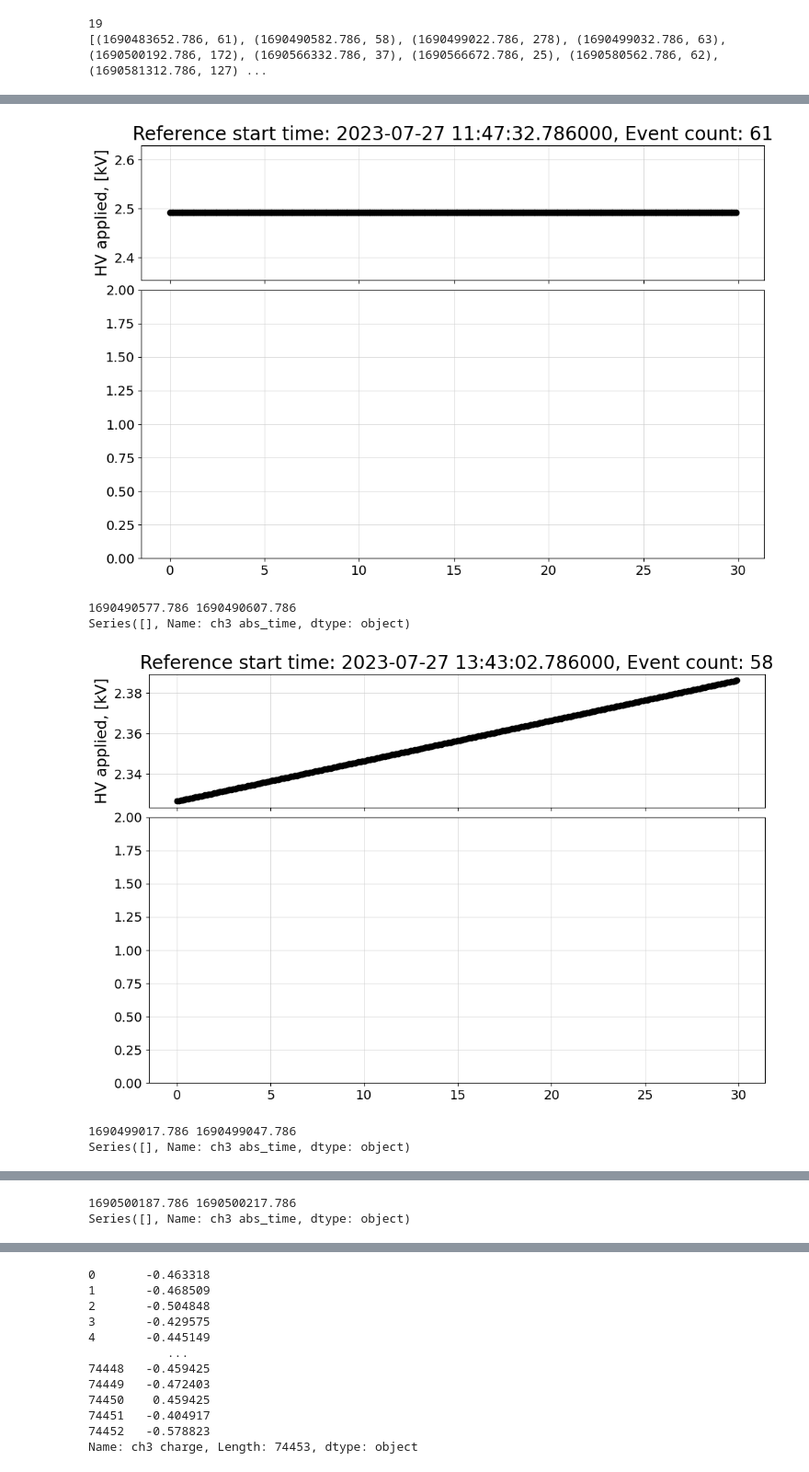
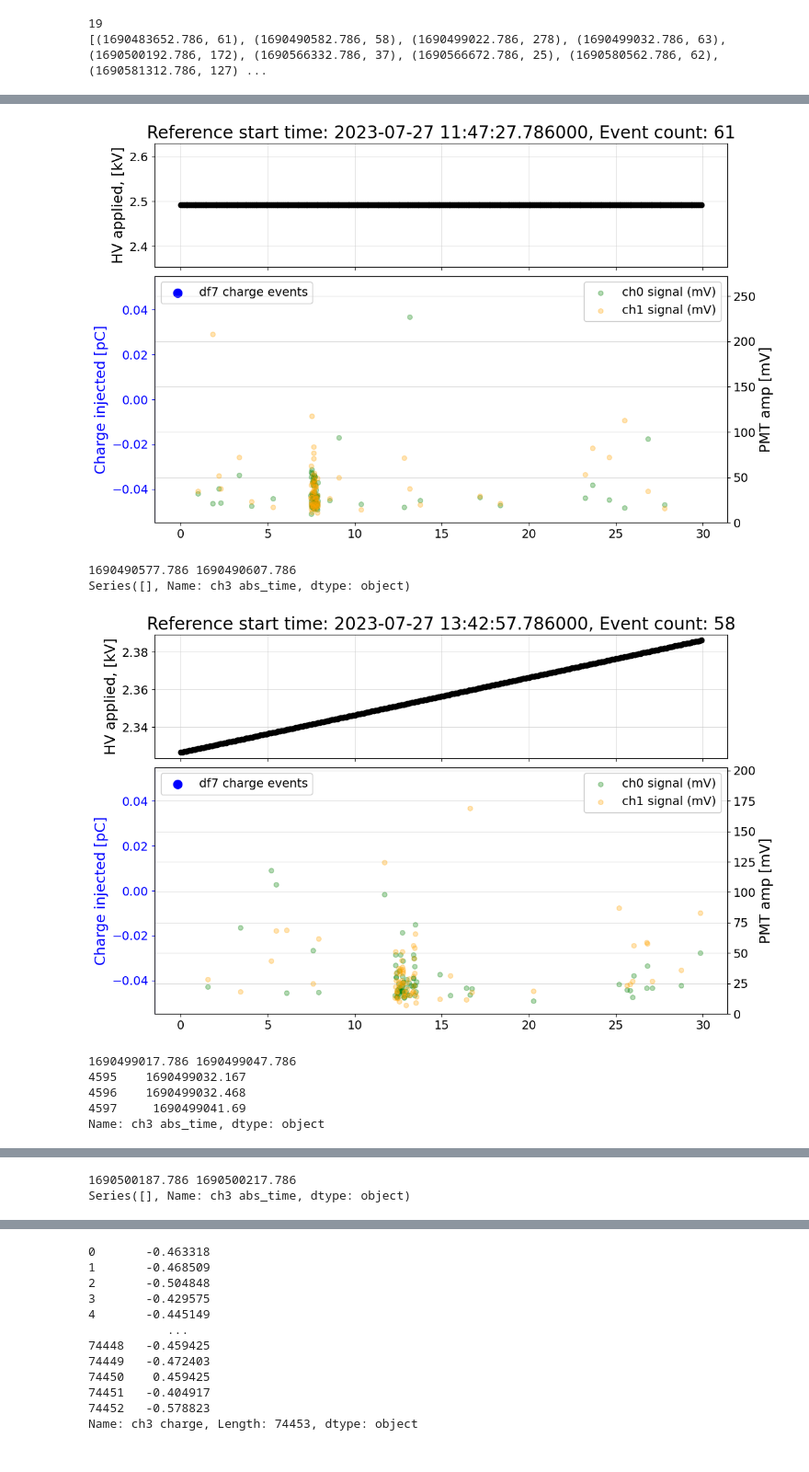
Before and after one commit to ejangelico/ad2-data-processing, a Jupyter notebook: notebooks/test.ipynb, the cells around one changed output, grey strips where cells are left out. Shown at 92% size. Drawn from its saved outputs; the diff is of its cells as text; code cells hidden in the pictures.

```diff
--- a/notebooks/test.ipynb
+++ b/notebooks/test.ipynb
@@ -233,7 +233,9 @@ for j in range(len(event_dfs)):
 [figure]
 ... (20 outputs left out)
 # %%
-df7 = anas[7].df
+ana = anas[7]
+df7 = ana.df
+#df7 = df7[~df7["ch3 charge"].isna()]
 # %%
 min_t_sec = np.min(df7["ch0 seconds"]) #to be able to do easier time computations in the nanoseconds regime
 df7["ch0 tzerod"] = (df7["ch0 seconds"] - min_t_sec) + df7["ch0 nanoseconds"]/1e9
@@ -299,12 +301,12 @@ plt.show()
 # %%
 # Calculate the minimum time (in seconds) for normalization
 min_t_sec = np.min(df7["ch0 seconds"])
-df7["ch0 tzerod"] = (df7["ch0 seconds"] - min_t_sec) + df7["ch0 nanoseconds"] / 1e9
+df7.loc[:, "ch0 tzerod"] = (df7["ch0 seconds"] - min_t_sec) + df7["ch0 nanoseconds"] / 1e9
 
 df7 = df7.sort_values(by="ch0 tzerod")
 
 # Calculate the absolute time
-df7["abs_time"] = df7["ch0 seconds"] + df7["ch0 nanoseconds"] / 1e9
+df7.loc[:, "abs_time"] = df7["ch0 seconds"] + df7["ch0 nanoseconds"] / 1e9
 
 
 # Calculate the number of events in each 10-second interval
@@ -371,15 +373,17 @@ print (exceed_times)
 import numpy as np
 import pandas as pd
 import matplotlib.pyplot as plt
-import matplotlib.dates as mdates
 from datetime import datetime
 
+# Load and process data
 ana.load_hv_textfiles()
 ana.correct_hv_data()  # Analyzes the ramp data to separate into a list of ramps and a list of flat tops
 ana.create_time_duration_map()
 
-mask = (df7["ch3 charge"] > 0.1)
-df7_charge_events = df7[mask].copy()
+# Filter data
+df7_filtered = df7.dropna(subset=["ch3 charge"])
+mask = np.abs(df7_filtered["ch3 charge"]) > 0.1
+df7_charge_events = df7_filtered[mask].copy()
 df7_charge_events["ch3 abs_time"] = df7_charge_events["ch3 seconds"] + df7_charge_events["ch3 nanoseconds"] / 1e9
 print(df7_charge_events["ch3 abs_time"])
 
@@ -417,16 +421,54 @@ for start, count in exceed_times:
     ax_top.set_ylabel("HV applied, [kV]")
     ax_top.set_title(f"Reference start time: {datetime.fromtimestamp(time_window_start)}, Event count: {count}")
 
-    # Plot other data on the bottom subplot
+    # Plot charge data on the bottom subplot
+    mask = (df7_charge_events["ch3 abs_time"] >= time_window_start) & (df7_charge_events["ch3 abs_time"] <= time_window_end)
+    df7_charge_events_time = df7_charge_events[mask].copy()
+    print(df7_charge_events_time["ch3 abs_time"])
 
-    mask = (df7_charge_events["ch3 abs_time"]>=time_window_start) & (df7_charge_events["ch3 abs_time"]<=time_window_end)
+    ax_bottom.scatter(df7_charge_events_time["ch3 abs_time"] - time_window_start, np.abs(df7_charge_events_time["ch3 charge"]), color="blue", s=100, label="df7 charge events")
+    max_charge = np.abs(df7_charge_events_time["ch3 charge"]).replace([np.inf, -np.inf], np.nan).dropna().max()
 
-    df7_charge_events_time = df7_charge_events[mask].copy()
-    print (df7_charge_events_time["ch3 abs_time"])
+    # Plot light channel data on the bottom subplot (ch0)
+    mask_ch0 = (df7["ch0 seconds"] + df7["ch0 nanoseconds"] / 1e9 >= time_bounds[0]) & (df7["ch0 seconds"] + df7["ch0 nanoseconds"] / 1e9 <= time_bounds[1])
+    df7_ch0_events = df7[mask_ch0].copy()
+    df7_ch0_events["ch0 abs_time"] = df7_ch0_events["ch0 seconds"] + df7["ch0 nanoseconds"] / 1e9
+    df7_ch0_events = df7_ch0_events.sort_values(by="ch0 abs_time")
+    df7_ch0_events["ch0 signal"] = df7_ch0_events["ch0 amp"] - df7_ch0_events["ch0 baseline"]
 
-    ax_bottom.scatter(df7_charge_events_time["ch3 abs_time"] - time_window_start, df7_charge_events_time["ch3 charge"], color="blue", s=100, label="df7 charge events")
+    # Plot light channel data on the bottom subplot (ch1)
+    mask_ch1 = (df7["ch1 seconds"] + df7["ch1 nanoseconds"] / 1e9 >= time_bounds[0]) & (df7["ch1 seconds"] + df7["ch1 nanoseconds"] / 1e9 <= time_bounds[1])
+    df7_ch1_events = df7[mask_ch1].copy()
+    df7_ch1_events["ch1 abs_time"] = df7_ch1_events["ch1 seconds"] + df7["ch1 nanoseconds"] / 1e9
+    df7_ch1_events = df7_ch1_events.sort_values(by="ch1 abs_time")
+    df7_ch1_events["ch1 signal"] = df7_ch1_events["ch1 amp"] - df7_ch1_events["ch1 baseline"]
 
-    ax_bottom.set_ylim([0, 2])
+    # Scatter plot for ch0 and ch1 signal with transparency
+    ax2 = ax_bottom.twinx()
+    ax2.scatter(df7_ch0_events["ch0 abs_time"] - time_window_start, df7_ch0_events["ch0 signal"], color="green", s=30, alpha=0.3, label="ch0 signal (mV)")
+    ax2.scatter(df7_ch1_events["ch1 abs_time"] - time_window_start, df7_ch1_events["ch1 signal"], color="orange", s=30, alpha=0.3, label="ch1 signal (mV)")
+
+
+    # Set y-axis limits based on the maximum value of ch0 and ch1 signals
+    max_signal = max(df7_ch0_events["ch0 signal"].max(), df7_ch1_events["ch1 signal"].max())
+    if pd.notna(max_signal):
+        ax2.set_ylim([0, max_signal * 1.2])
+
+    # Set left y-axis to blue
+    ax_bottom.spines['left'].set_color('blue')
+    ax_bottom.yaxis.label.set_color('blue')
+    ax_bottom.tick_params(axis='y', colors='blue')
+    ax_bottom.set_ylabel("Charge injected [pC]")
+
+    # Set right y-axis label
+    ax2.set_ylabel("PMT amp [mV]")
+
+    # Customize grid for the bottom subplot
+    ax_bottom.grid(False)
+
+    ax_bottom.legend(loc="upper left")
+    ax2.legend(loc="upper right")
+
     # Remove x-axis labels from the top subplot
     plt.setp(ax_top.get_xticklabels(), visible=False)
 
@@ -447,8 +489,11 @@ Name: ch3 abs_time, Length: 1826, dtype: object
 1690483647.786 1690483677.786
 Series([], Name: ch3 abs_time, dtype: object)
-[figure, old version]
+[figure, new version]
 1690490577.786 1690490607.786
 Series([], Name: ch3 abs_time, dtype: object)
-[figure, old version]
+[figure, new version]
 1690499017.786 1690499047.786
-Series([], Name: ch3 abs_time, dtype: object)
+4595    1690499032.167
+4596    1690499032.468
+4597     1690499041.69
+Name: ch3 abs_time, dtype: object
```
Also changed, not shown: parts of 2 cells of this notebook.
